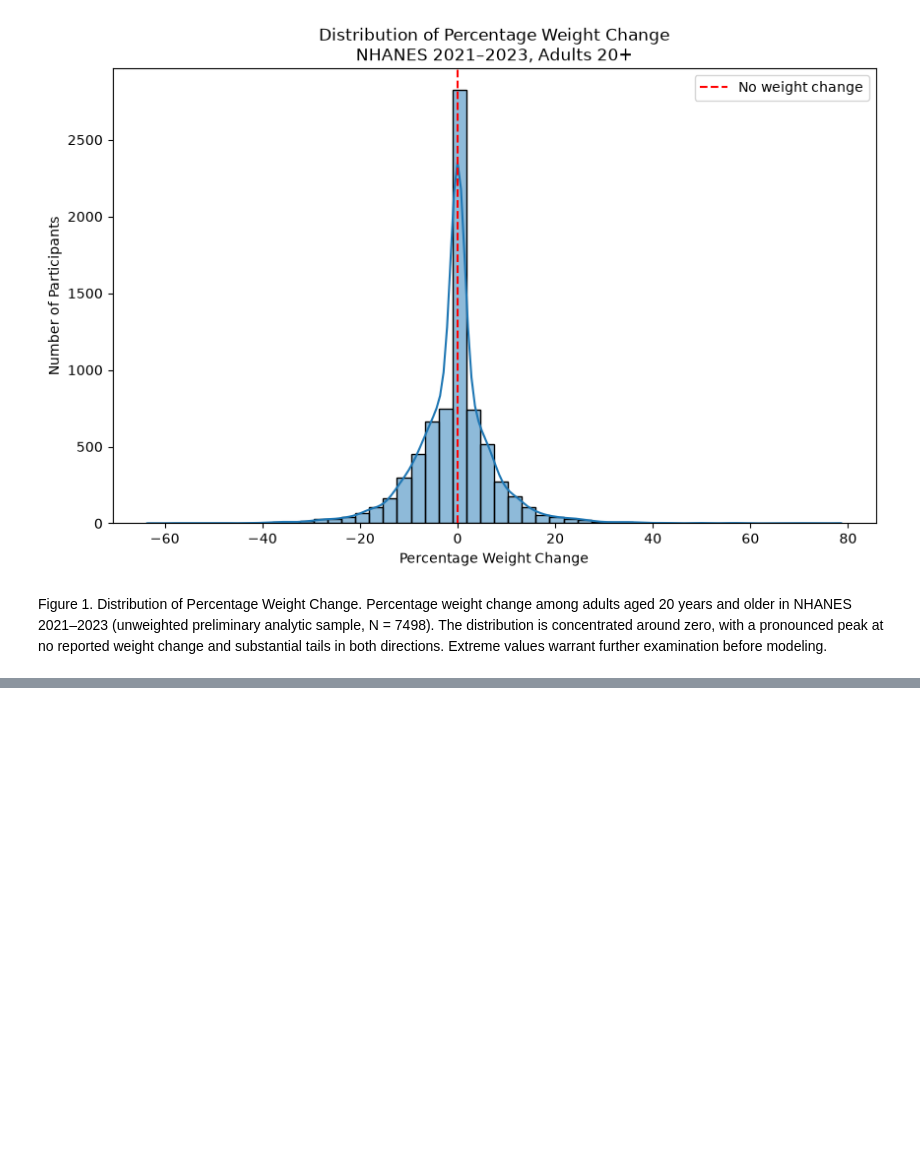
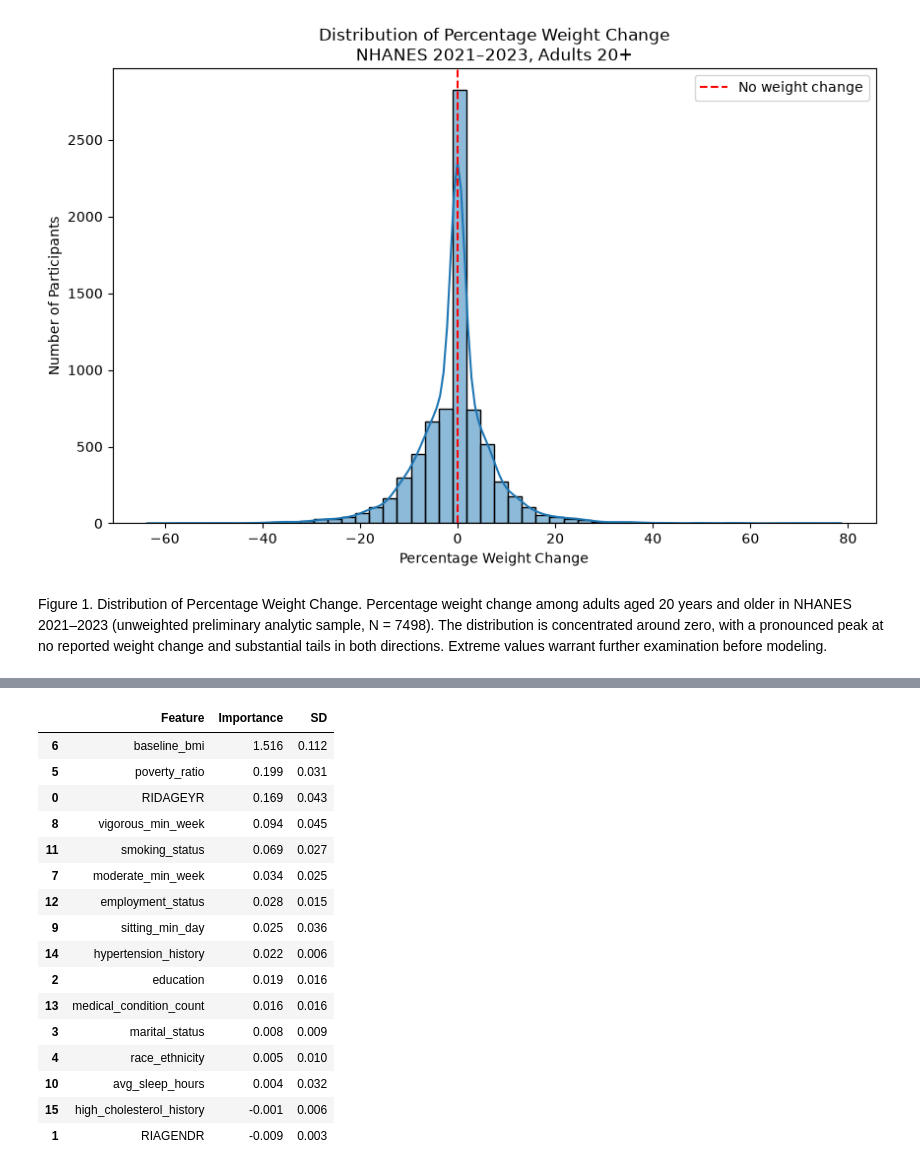
Before and after one commit to willcole2/nhanes-project, a Jupyter notebook: nhanes_exploration.ipynb, the cells around one changed output, grey strips where cells are left out. Saved outputs shown, nothing was run; the diff lists cells and outputs as text; code cells hidden in the pictures; blank space fills up the shorter version.

```diff
--- a/nhanes_exploration.ipynb
+++ b/nhanes_exploration.ipynb
@@ -600,0 +1848,6 @@ Figure 1. Distribution of Percentage Weight Change. Percentage weight change amo
+# %%
+# Examine hypertension and high cholesterol responses
+
+for col in ["BPQ020", "BPQ080"]:
+    print(f"\n{col}:")
+    print(bpq[col].value_counts(dropna=False).sort_index())
@@ -600,0 +2710,14 @@ Figure 1. Distribution of Percentage Weight Change. Percentage weight change amo
+# %%
+# Create a sample restricted to adults who attempted weight loss
+
+weight_loss_sample = nhanes_adults[
+    (nhanes_adults["RIDAGEYR"] >= 20) &
+    (nhanes_adults["WHQ070"] == 1) &
+    (nhanes_adults["pct_weight_change"].notna())
+].copy()
+
+# Examine the revised sample
+print("Adults who attempted weight loss:", len(weight_loss_sample))
+
+print("\nPercentage weight change:")
+print(weight_loss_sample["pct_weight_change"].describe())
@@ -600,0 +3063,58 @@ Figure 1. Distribution of Percentage Weight Change. Percentage weight change amo
+# %%
+from sklearn.inspection import permutation_importance
+from sklearn.base import clone
+from sklearn.model_selection import train_test_split
+import pandas as pd
+
+# Create a validation split within the training data
+X_fit, X_val, y_fit, y_val = train_test_split(
+    X_attempt_train,
+    y_attempt_train,
+    test_size=0.20,
+    random_state=441
+)
+
+# Fit the Random Forest on the fitting subset only
+rf_importance_model = clone(rf_attempt)
+rf_importance_model.fit(X_fit, y_fit)
+
+# Calculate permutation importance on validation data
+perm_result = permutation_importance(
+    rf_importance_model,
+    X_val,
+    y_val,
+    scoring="neg_root_mean_squared_error",
+    n_repeats=5,
+    random_state=440,
+    n_jobs=1
+)
+
+# Create feature importance table
+importance_df = pd.DataFrame({
+    "Feature": X_val.columns,
+    "Importance": perm_result.importances_mean,
+    "SD": perm_result.importances_std
+}).sort_values(
+    "Importance",
+    ascending=False
+)
+
+display(importance_df.round(3))
+# %% [output]
+|  | Feature | Importance | SD |
+| 6 | baseline_bmi | 1.516 | 0.112 |
+| 5 | poverty_ratio | 0.199 | 0.031 |
+| 0 | RIDAGEYR | 0.169 | 0.043 |
+| 8 | vigorous_min_week | 0.094 | 0.045 |
+| 11 | smoking_status | 0.069 | 0.027 |
+| 7 | moderate_min_week | 0.034 | 0.025 |
+| 12 | employment_status | 0.028 | 0.015 |
+| 9 | sitting_min_day | 0.025 | 0.036 |
+| 14 | hypertension_history | 0.022 | 0.006 |
+| 2 | education | 0.019 | 0.016 |
+| 13 | medical_condition_count | 0.016 | 0.016 |
+| 3 | marital_status | 0.008 | 0.009 |
+| 4 | race_ethnicity | 0.005 | 0.010 |
+| 10 | avg_sleep_hours | 0.004 | 0.032 |
+| 15 | high_cholesterol_history | -0.001 | 0.006 |
+| 1 | RIAGENDR | -0.009 | 0.003 |
```
Also changed, not shown: parts of 106 cells of this notebook, 10 other files.
